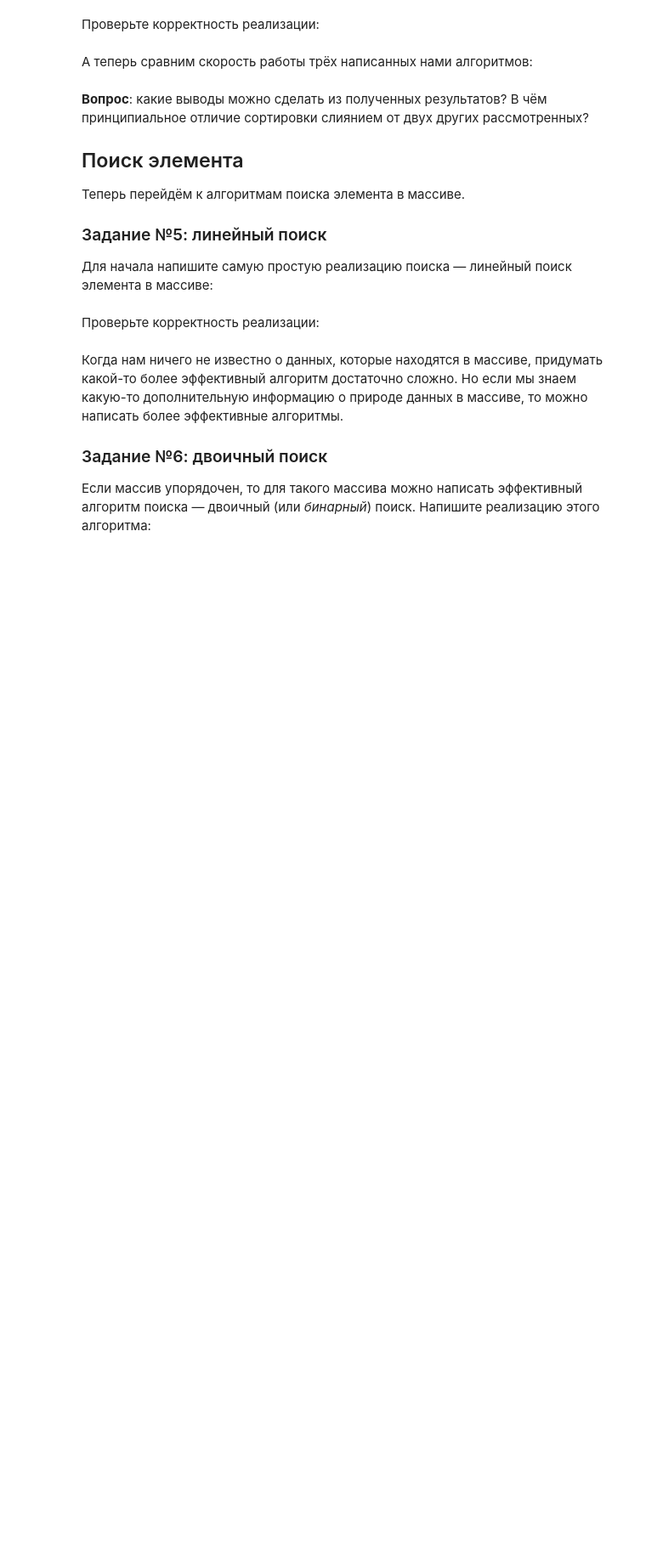
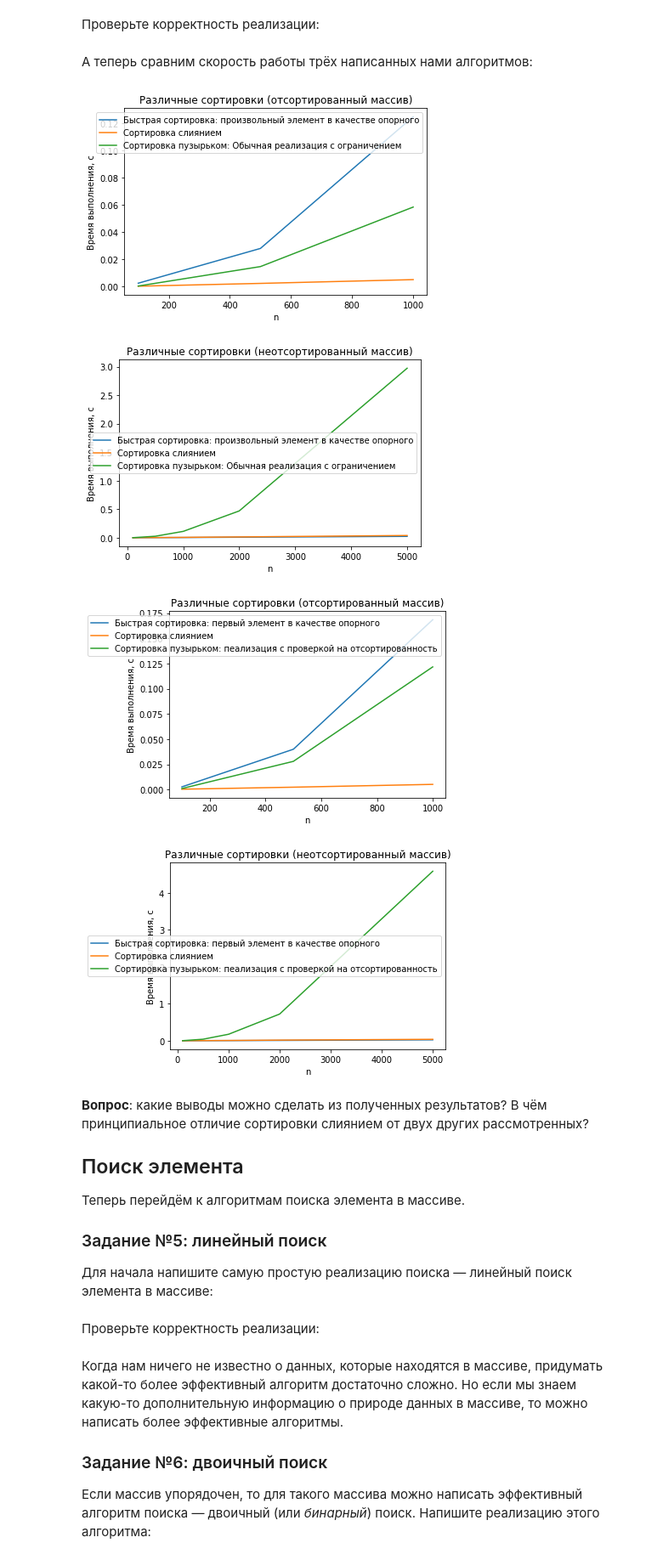
Before and after one commit to Heymdale/Python-practices, a Jupyter notebook: Practices.ipynb, the cells around one changed output. Shown at 85% size. Saved outputs shown, nothing was run; the diff lists cells and outputs as text; code cells hidden in the pictures; blank space fills up the shorter version.

```diff
--- a/Practices.ipynb
+++ b/Practices.ipynb
@@ -3582,3 +3577,42 @@ def merge_sort(a):
+# %%
+def merge(a, b):
+    c = [None]*(len(a+b))
+    i = j = k = 0
+    while i < len(a) and j < len(b):
+      if a[i] <= b[j]:
+        c[k] = a[i]
+        i += 1
+      else:
+        c[k] = b[j]
+        j += 1
+      k += 1
+    # Один из переданных массивов еще не закончили переставлять
+    while i < len(a):
+      c[k] = a[i]
+      i += 1
+      k += 1
+    while j < len(b):
+      c[k] = b[j]
+      j += 1
+      k += 1
+    return c
+
+
+def merge_sort(a):
+  length_a = len(a)
+  if length_a == 1:
+    return
+  middle_index = length_a // 2
+  left = a[:middle_index]
+  right = a[middle_index:]
+  merge_sort(left)
+  merge_sort(right)
+  c = merge(left, right)
+  # a = [c[i] for i in range(len(c))]  # В таком варианте опять же не работает,
+  # осознаем зачем нужна теория и знания о мутабльных, атомарныхб ссылочных
+  # типах данных.
+  for i in range(len(a)):
+    a[i] = c[i]
 # %% [markdown]
 Проверьте корректность реализации:
 # %%
@@ -3590,14 +3624,19 @@ assert util.is_sorted(a)
 # %%
 util.plot_sort_results(
     ('Быстрая сортировка: произвольный элемент в качестве опорного', quick_sort_random),
     ('Сортировка слиянием', merge_sort),
-    ('Сортировка пузырьком: обычная реализация', bubble_sort),
+    ('Сортировка пузырьком: Обычная реализация с ограничением', bubble_sort_bound),
 )
 util.plot_sort_results(
     ('Быстрая сортировка: первый элемент в качестве опорного', quick_sort_first),
     ('Сортировка слиянием', merge_sort),
     ('Сортировка пузырьком: пеализация с проверкой на отсортированность', bubble_sort),
 )
+# %% [output]
+[figure, added]
+[figure, added]
+[figure, added]
+[figure, added]
 # %% [markdown]
 **Вопрос**: какие выводы можно сделать из полученных результатов? В чём принципиальное отличие сортировки слиянием от двух других рассмотренных?
 
```
Also changed, not shown: parts of 13 cells of this notebook.
